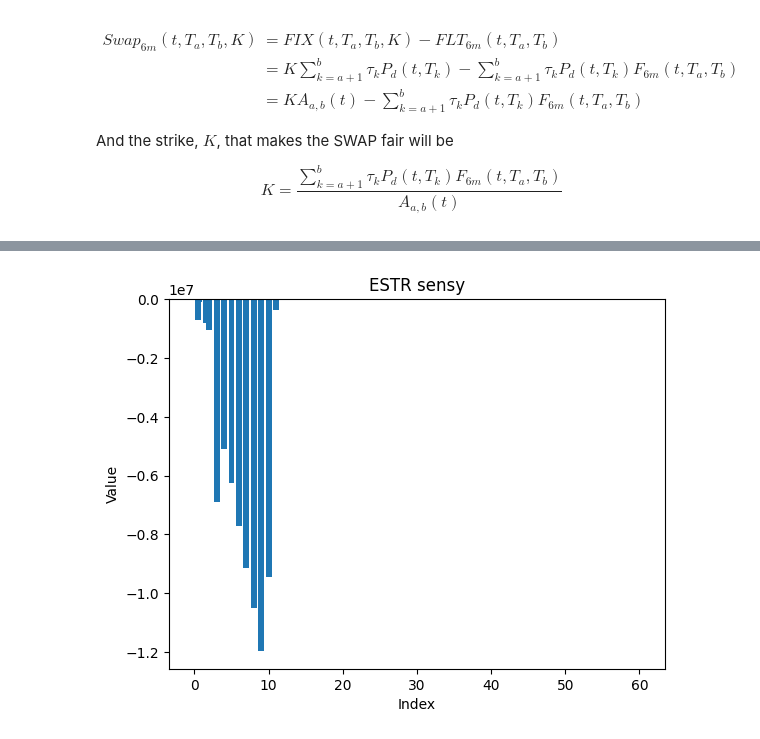
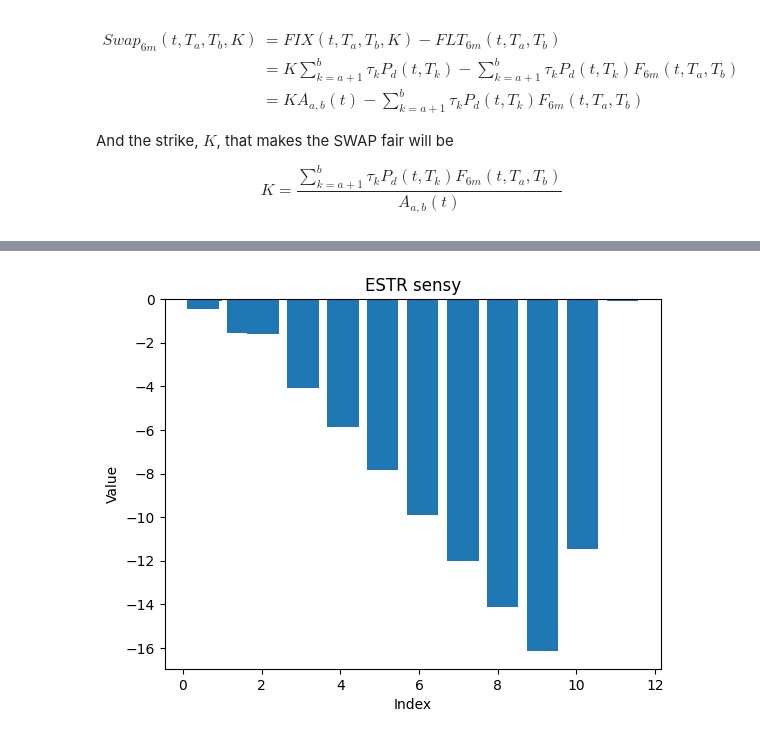
Before and after one commit to andrea220/tqPlayground, a Jupyter notebook: ir_derivatives.ipynb, the cells around one changed output, grey strips where cells are left out. Drawn from its saved outputs; the diff is of its cells as text; code cells hidden in the pictures.

```diff
--- a/ir_derivatives.ipynb
+++ b/ir_derivatives.ipynb
@@ -9,6 +5,0 @@ from datetime import date
-# %%
-tq.Settings.evaluation_date = date(2024, 7, 31)
-
-calendar = tq.TARGET()
-daycounter = tq.DayCounter(tq.DayCounterConvention.Actual360)
-evaluation_date = tq.Settings.evaluation_date
@@ -203,17 +220,20 @@ mod_fol_convention = tq.BusinessDayConvention.ModifiedFollowing
 daycount_fix = tq.DayCounterConvention.Actual360
 daycount_flt = tq.DayCounterConvention.Actual360
 
-settlement_delay = 2
+settlement_delay = 3
 period_fixed_leg = "1Y"
 period_float_leg = "6M"
 
-irs_eur6m_generator = tq.SwapGenerator(currency, settlement_delay, period_fixed_leg, period_float_leg, mod_fol_convention, 100e6, daycount_fix, daycount_flt, calendar, eur6m_index)
-fixed_rate = 0.01
-swap = irs_eur6m_generator.build(trade_date=evaluation_date, quote=0.01, term="10Y")
+irs_eur6m_generator = tq.SwapGenerator(currency, settlement_delay,
+                                        period_fixed_leg, period_float_leg,
+                                        mod_fol_convention, 1e6,
+                                        daycount_fix, daycount_flt,
+                                        calendar, eur6m_index)
+swap = irs_eur6m_generator.build(trade_date=ref_date, quote=0.01, term="10Y")
 # %%
-swap_engine = tq.SwapPricer(tq.market_map)
-swap_engine.price(swap, market_data, True)
-sensitivities = swap_engine.tape.gradient(swap.price, [market_data['IR:EUR:ESTR']._rates, market_data['IR:EUR:6M']._rates])
+swap_engine = tq.SwapPricer()
+swap_engine.price(swap, market_env, True)
+sensitivities = swap_engine.tape.gradient(swap.price, [swap_engine.disc_curve._rates, swap_engine.fwd_curve._rates])
 
 print(f"NPV FixedLeg: {swap.fixed_leg.price :,.0f}")
 print(f"NPV FloatingLeg: {swap.floating_leg.price :,.0f}")
@@ -248,20 +246,14 @@ $$
 # %%
-sensy_estr = pd.DataFrame([market_data['IR:EUR:ESTR']._pillars, sensitivities[0]]).T
+sensy_estr = pd.DataFrame([swap_engine.disc_curve._pillars, sensitivities[0]]).T
 sensy_estr.columns = ['time', 'sensy_estr']
-sensy_estr.fillna(0., inplace = True)
+# sensy_estr.fillna(0., inplace = True)
 sensy_estr.set_index('time', inplace = True)
 sensy_estr['sensy_estr'] = sensy_estr['sensy_estr'].apply(tq.extract_value)
 
-sensy_eur6m = pd.DataFrame([market_data['IR:EUR:6M']._pillars, sensitivities[1]]).T
-sensy_eur6m.columns = ['time', 'sensy_eur6m']
-sensy_eur6m.fillna(0, inplace = True)
-sensy_eur6m.set_index('time', inplace = True)
-sensy_eur6m['sensy_eur6m'] = sensy_eur6m['sensy_eur6m'].apply(tq.extract_value)
-
-plt.bar(sensy_estr.index, sensy_estr['sensy_estr'])
+plt.bar(sensy_estr.index, sensy_estr['sensy_estr']/1e4)
 plt.xlabel('Index')
 plt.ylabel('Value')
 plt.title('ESTR sensy')
 plt.show()
 # %% [output]
-[figure, old version]
+[figure, new version]
```
Also changed, not shown: parts of 16 cells of this notebook, 12 other files.
